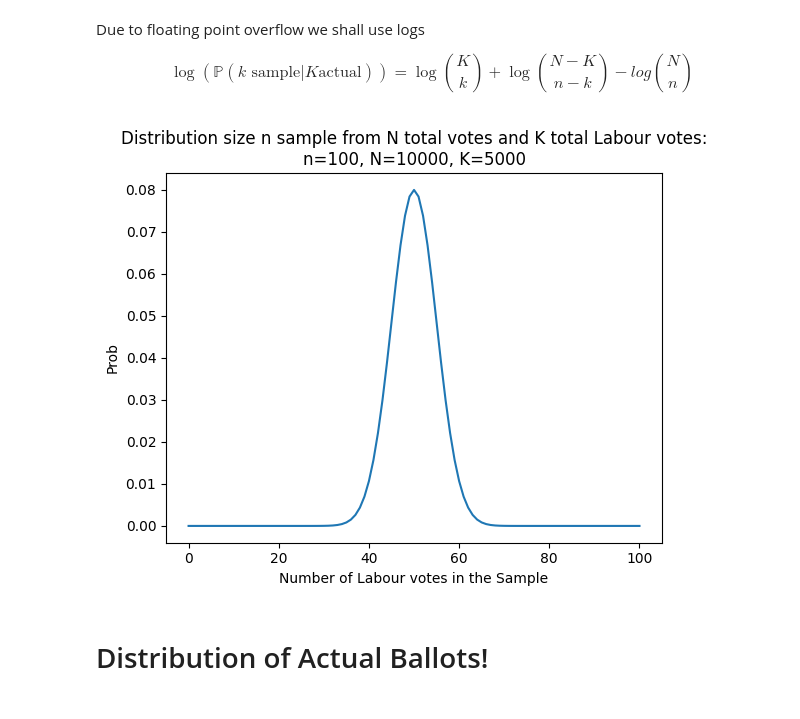
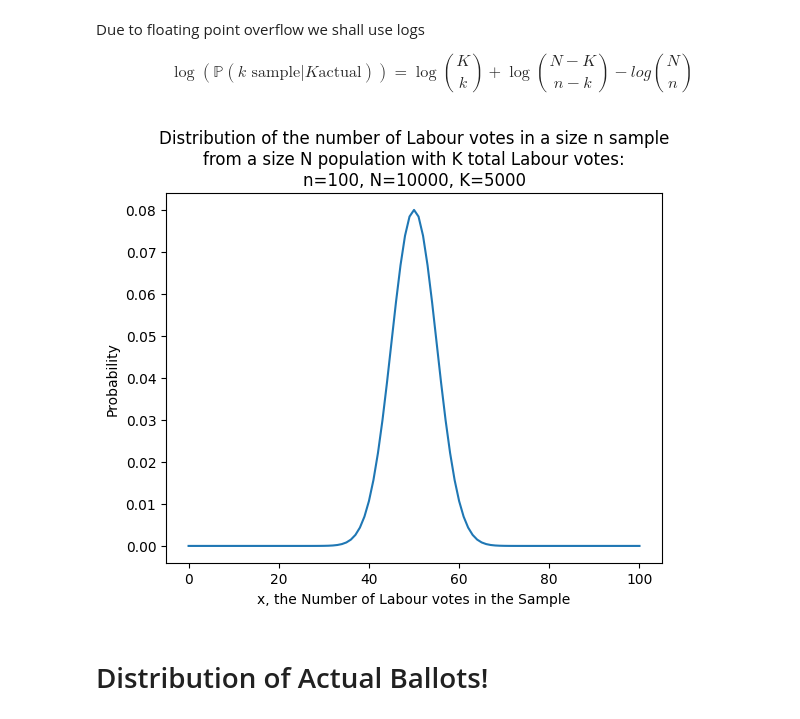
Before and after one commit to JakeRobertBaker/pysample, a Jupyter notebook: plot_bayes.ipynb, the cells around one changed output. Saved outputs shown, nothing was run; the diff lists cells and outputs as text; code cells hidden in the pictures.

```diff
--- a/plot_bayes.ipynb
+++ b/plot_bayes.ipynb
@@ -22,35 +23,25 @@ $$
 \log ( \mathbb{P}(k \text{ sample}|K \text{actual}) )
 = \log {K \choose k} + \log{{N-K \choose n-k}} - log{N \choose n}
 $$
-# %%
-def log_comb(n, r):
-    return log(factorial(n)) - log(factorial(r)) - log(factorial(n - r))
-
-
-def log_hyper_geometric(k, n, K, N):
-    assert k <= min(n, K), "k is at most min(n,K)"
-    assert k >= max(0, n + K - N), "k is at least max(0, n+K-N)"
-    return log_comb(K, k) + log_comb(N - K, n - k) - log_comb(N, n)
 # %%
-log_hyper_geometric_distribution = [
-    log_hyper_geometric(k=k, n=n, K=K, N=N) for k in tqdm(k_values)
-]
+log_hyper_geometric_distribution = [log_hyper_geometric(x=k, n=n, K=K, N=N) for k in tqdm(k_values)]
 
 hyper_geometric_distribution = np.exp(np.array(log_hyper_geometric_distribution))
 # %%
 fig, ax = plt.subplots()  # Create a figure containing a single Axes.
 
 
 ax.plot(k_values, hyper_geometric_distribution)  # Plot some data on the Axes.
 ax.set_title(
-    f"Distribution size n sample from N total votes and K total Labour votes:\nn={n}, N={N}, K={K}"
+    "Distribution of the number of Labour votes in a size n sample\n"
+    + f"from a size N population with K total Labour votes:\nn={n}, N={N}, K={K}"
 )
-ax.set_xlabel("Number of Labour votes in the Sample")
-ax.set_ylabel("Prob")
+ax.set_xlabel("x, the Number of Labour votes in the Sample")
+ax.set_ylabel("Probability")
 
 plt.show()  # Show the figure.
 # %% [output]
-[figure, old version]
+[figure, new version]
 # %% [markdown]
 # Distribution of Actual Ballots!
 # %%
```
Also changed, not shown: parts of 19 cells of this notebook, 3 other files.
